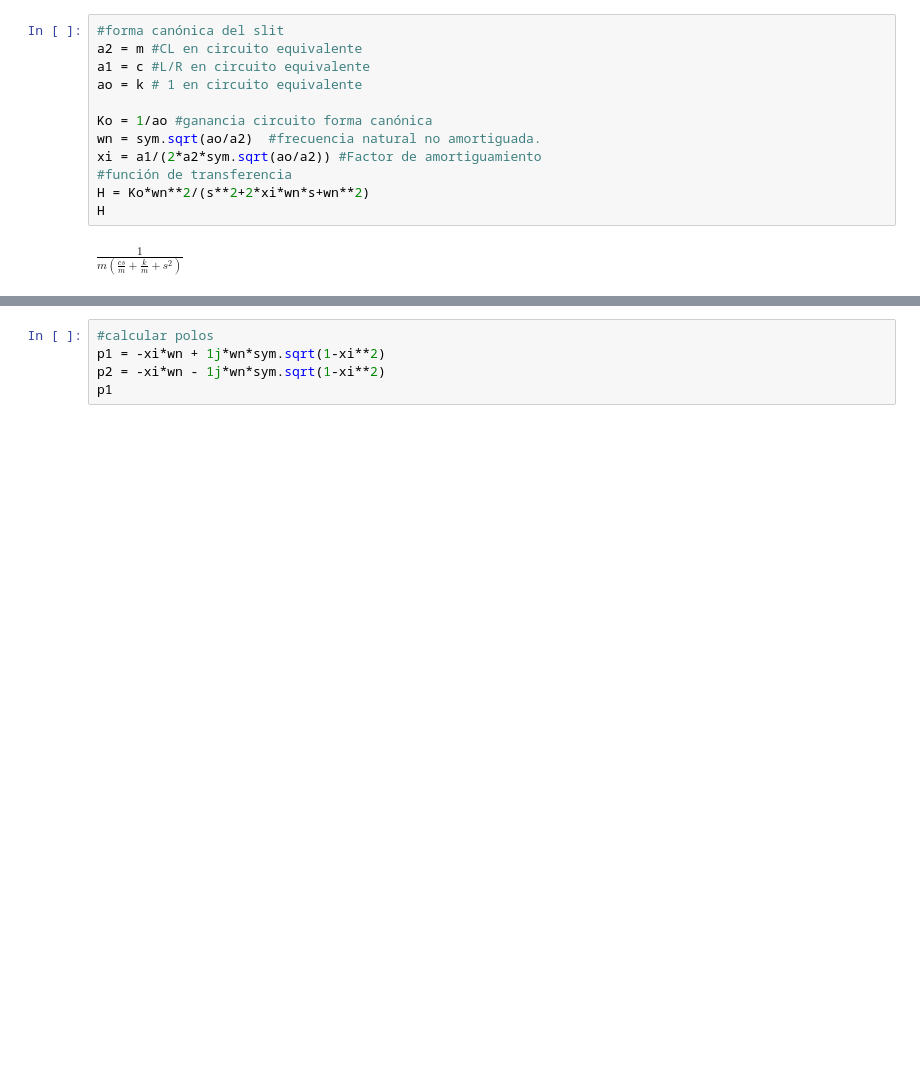
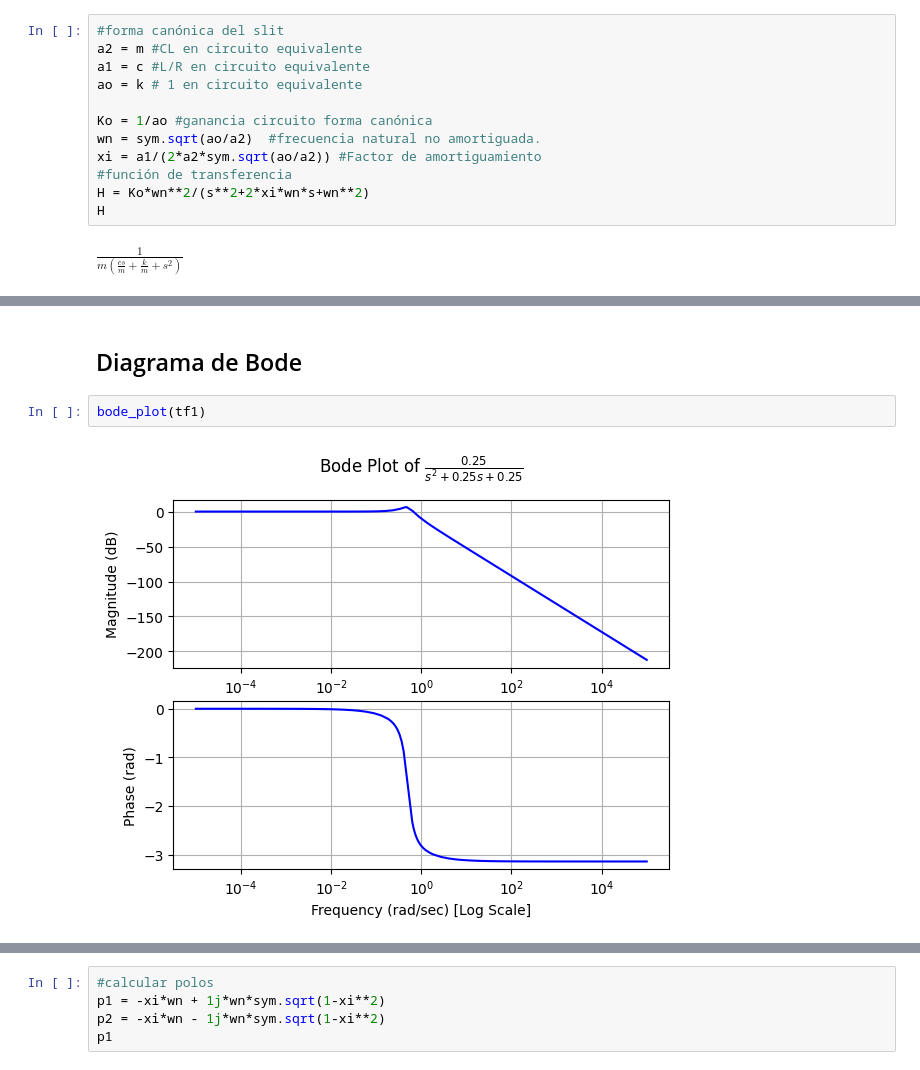
Before and after one commit to Isabela0929/2-Senales, a Jupyter notebook: Parcial_3_punto_1.ipynb, the cells around one changed output, grey strips where cells are left out. Cells and saved outputs as stored; diff of their text form; blank space fills up the shorter version.

```diff
--- a/Parcial_3_punto_1.ipynb
+++ b/Parcial_3_punto_1.ipynb
@@ -40,0 +111,6 @@ $\displaystyle \frac{1}{m \left(\frac{c s}{m} + \frac{k}{m} + s^{2}\right)}$
+# %% [markdown]
+## Diagrama de Bode
+# %%
+bode_plot(tf1)
+# %% [output]
+[figure, added]
```
Also changed, not shown: parts of 19 cells of this notebook.
